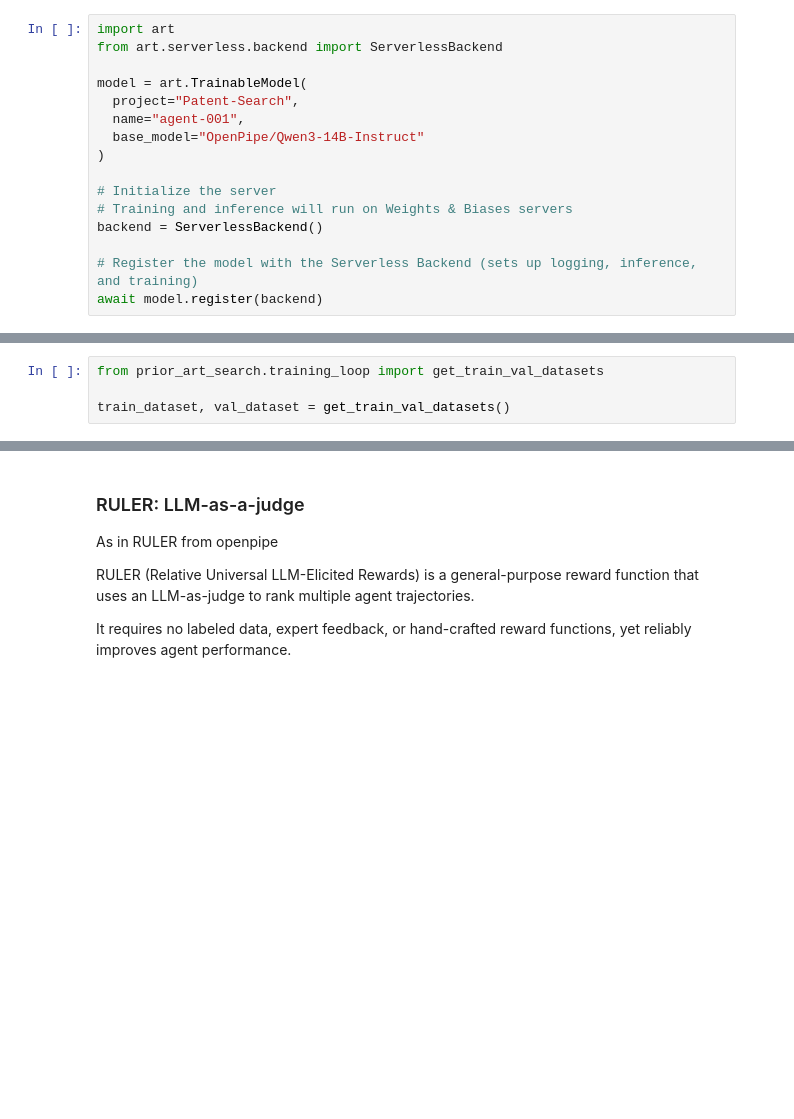
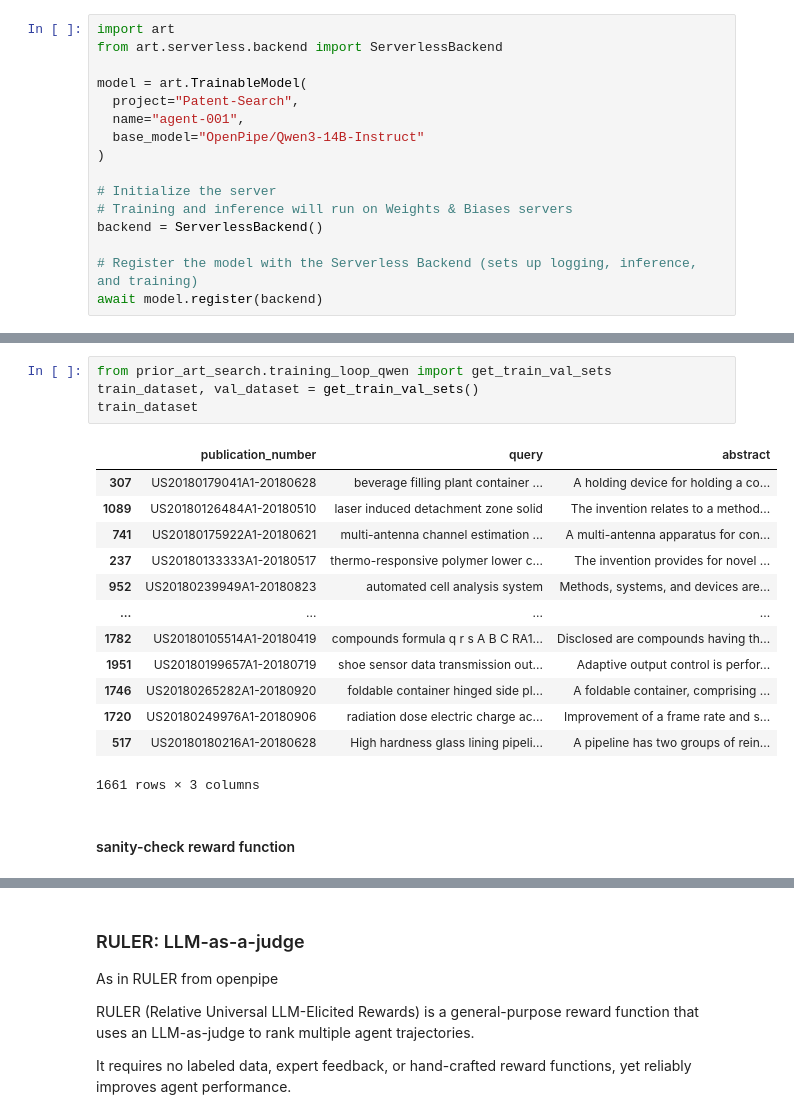
Before and after one commit to Monaim1/RL-AgenticSearch-Tinker, a Jupyter notebook: Patent Search.ipynb, the cells around one changed output, grey strips where cells are left out. Saved outputs shown, nothing was run; the diff lists cells and outputs as text; blank space fills up the shorter version.

Commit message:
Training loop

```diff
--- a/Patent Search.ipynb
+++ b/Patent Search.ipynb
@@ -519,4 +519,20 @@ res.messages_and_choices
-# %%
-from prior_art_search.training_loop import get_train_val_datasets
-
-train_dataset, val_dataset = get_train_val_datasets()
+# %%
+from prior_art_search.training_loop_qwen import get_train_val_sets
+train_dataset, val_dataset = get_train_val_sets()
+train_dataset
+# %% [output]
+|  | publication_number | query | abstract |
+| 307 | US20180179041A1-20180628 | beverage filling plant container ... | A holding device for holding a co... |
+| 1089 | US20180126484A1-20180510 | laser induced detachment zone solid | The invention relates to a method... |
+| 741 | US20180175922A1-20180621 | multi-antenna channel estimation ... | A multi-antenna apparatus for con... |
+| 237 | US20180133333A1-20180517 | thermo-responsive polymer lower c... | The invention provides for novel ... |
+| 952 | US20180239949A1-20180823 | automated cell analysis system | Methods, systems, and devices are... |
+| ... | ... | ... | ... |
+| 1782 | US20180105514A1-20180419 | compounds formula q r s A B C RA1... | Disclosed are compounds having th... |
+| 1951 | US20180199657A1-20180719 | shoe sensor data transmission out... | Adaptive output control is perfor... |
+| 1746 | US20180265282A1-20180920 | foldable container hinged side pl... | A foldable container, comprising ... |
+| 1720 | US20180249976A1-20180906 | radiation dose electric charge ac... | Improvement of a frame rate and s... |
+| 517 | US20180180216A1-20180628 | High hardness glass lining pipeli... | A pipeline has two groups of rein... |
+1661 rows × 3 columns
+# %% [markdown]
+#### sanity-check reward function
```
Also changed, not shown: parts of 4 cells of this notebook, 3 other files.
